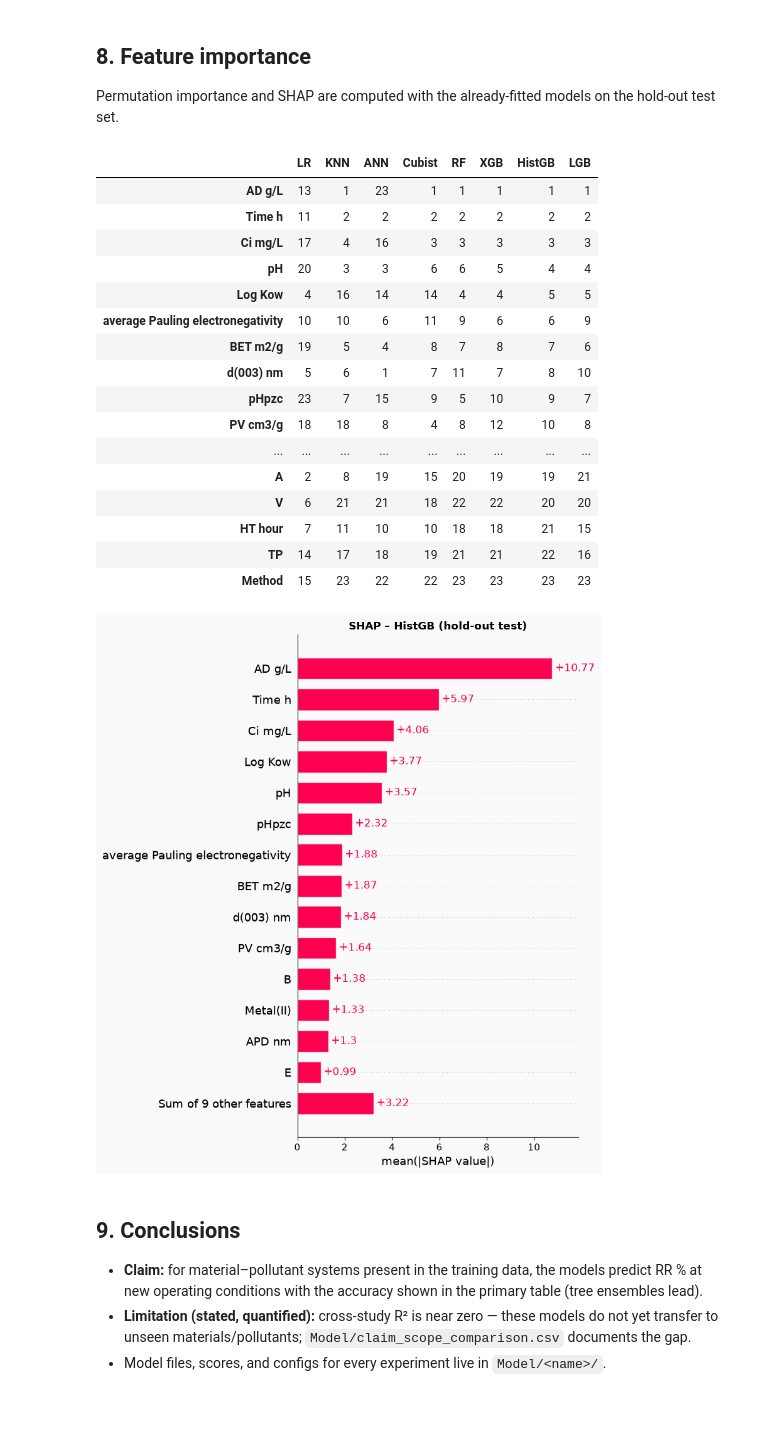
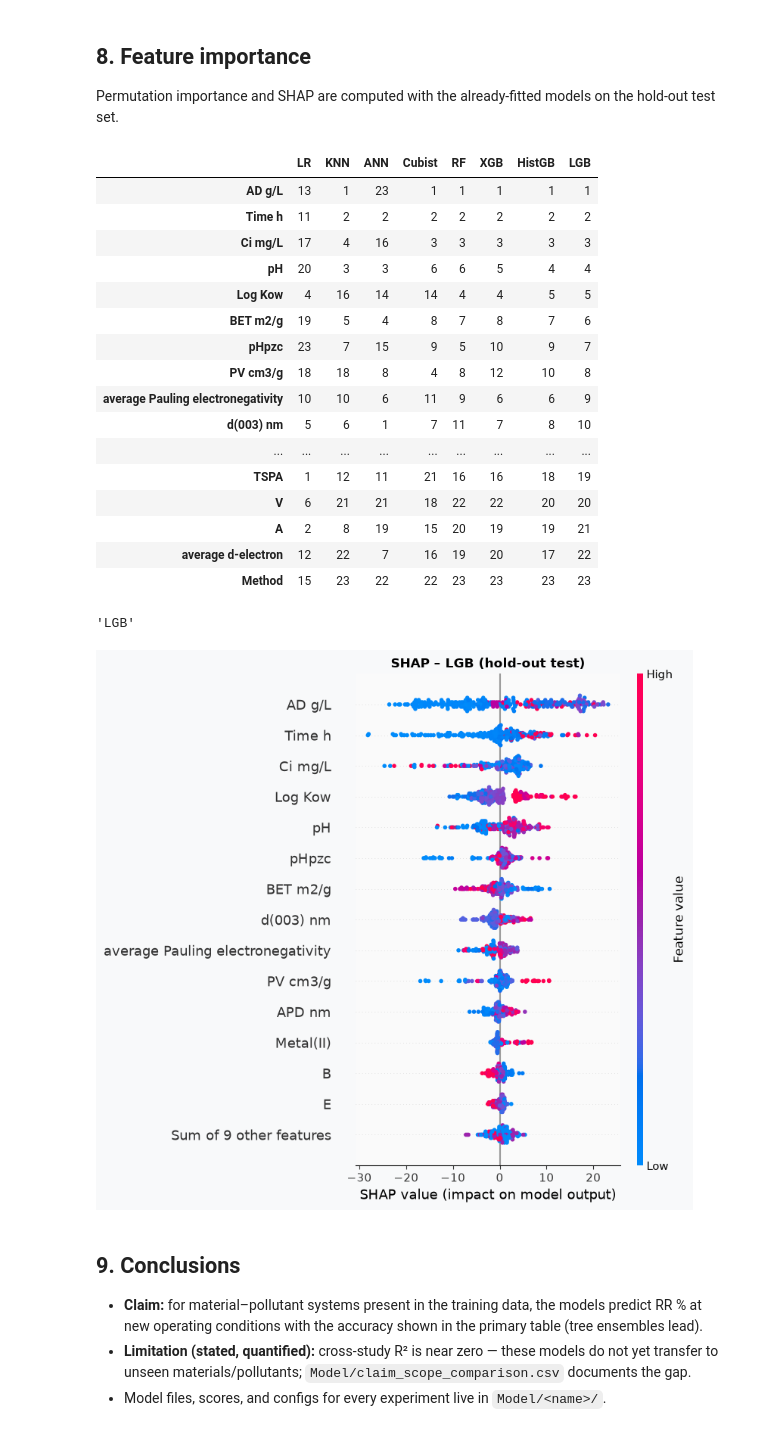
Before and after one commit to thanhtrunghuynh93/GreenX_BaoTien_project, a Jupyter notebook: notebooks/20260804_ldh_adsorption_analysis.ipynb, the cells around one changed output. Drawn from its saved outputs; the diff is of its cells as text; code cells hidden in the pictures.

```diff
--- a/notebooks/20260804_ldh_adsorption_analysis.ipynb
+++ b/notebooks/20260804_ldh_adsorption_analysis.ipynb
@@ -237,7 +237,7 @@ Permutation importance and SHAP are computed with the already-fitted models on t
 # %%
 ranks = lp.permutation_ranks(run['results'], run['X_test'], run['y_test'])
 ranks.to_csv(run['out_dir'] / 'permutation_importance.csv')  # keeps feature index
-ranks.sort_values('HistGB')
+ranks.sort_values('LGB')
 # %% [output]
 |  | LR | KNN | ANN | Cubist | RF | XGB | HistGB | LGB |
 | AD g/L | 13 | 1 | 23 | 1 | 1 | 1 | 1 | 1 |
@@ -245,29 +245,33 @@ ranks.sort_values('HistGB')
 | Ci mg/L | 17 | 4 | 16 | 3 | 3 | 3 | 3 | 3 |
 | pH | 20 | 3 | 3 | 6 | 6 | 5 | 4 | 4 |
 | Log Kow | 4 | 16 | 14 | 14 | 4 | 4 | 5 | 5 |
-| average Pauling electronegativity | 10 | 10 | 6 | 11 | 9 | 6 | 6 | 9 |
 | BET m2/g | 19 | 5 | 4 | 8 | 7 | 8 | 7 | 6 |
-| d(003) nm | 5 | 6 | 1 | 7 | 11 | 7 | 8 | 10 |
 | pHpzc | 23 | 7 | 15 | 9 | 5 | 10 | 9 | 7 |
 | PV cm3/g | 18 | 18 | 8 | 4 | 8 | 12 | 10 | 8 |
+| average Pauling electronegativity | 10 | 10 | 6 | 11 | 9 | 6 | 6 | 9 |
+| d(003) nm | 5 | 6 | 1 | 7 | 11 | 7 | 8 | 10 |
 | ... | ... | ... | ... | ... | ... | ... | ... | ... |
+| TSPA | 1 | 12 | 11 | 21 | 16 | 16 | 18 | 19 |
+| V | 6 | 21 | 21 | 18 | 22 | 22 | 20 | 20 |
 | A | 2 | 8 | 19 | 15 | 20 | 19 | 19 | 21 |
-| V | 6 | 21 | 21 | 18 | 22 | 22 | 20 | 20 |
-| HT hour | 7 | 11 | 10 | 10 | 18 | 18 | 21 | 15 |
-| TP | 14 | 17 | 18 | 19 | 21 | 21 | 22 | 16 |
+| average d-electron | 12 | 22 | 7 | 16 | 19 | 20 | 17 | 22 |
 | Method | 15 | 23 | 22 | 22 | 23 | 23 | 23 | 23 |
+# %%
+run['table'].sort_values(by=["test_r2"], ascending=False).index[0]
+# %% [output]
+'LGB'
 # %%
 import shap
-best_tree = run['table'].loc[run['table'].index.isin(['HistGB', 'XGB', 'RF'])].index[0]
+best_tree = run['table'].sort_values(by=["test_r2"], ascending=False).index[0]
 sv, feat_names = lp.shap_summary(run['results'][best_tree], run['X_test'])
 sv.feature_names = feat_names
-shap.plots.bar(sv, max_display=15, show=False)
+shap.plots.beeswarm(sv, max_display=15, show=False)
 plt.title(f'SHAP – {best_tree} (hold-out test)')
 plt.tight_layout()
 plt.savefig(run['out_dir'] / 'shap_bar_plot.png', dpi=300, bbox_inches='tight')
 plt.show()
 # %% [output]
-[figure, old version]
+[figure, new version]
 # %% [markdown]
 ## 9. Conclusions
 - **Claim:** for material–pollutant systems present in the training data, the models predict RR % at new operating conditions with the accuracy shown in the primary table (tree ensembles lead).
```
Also changed, not shown: 44 other files.
